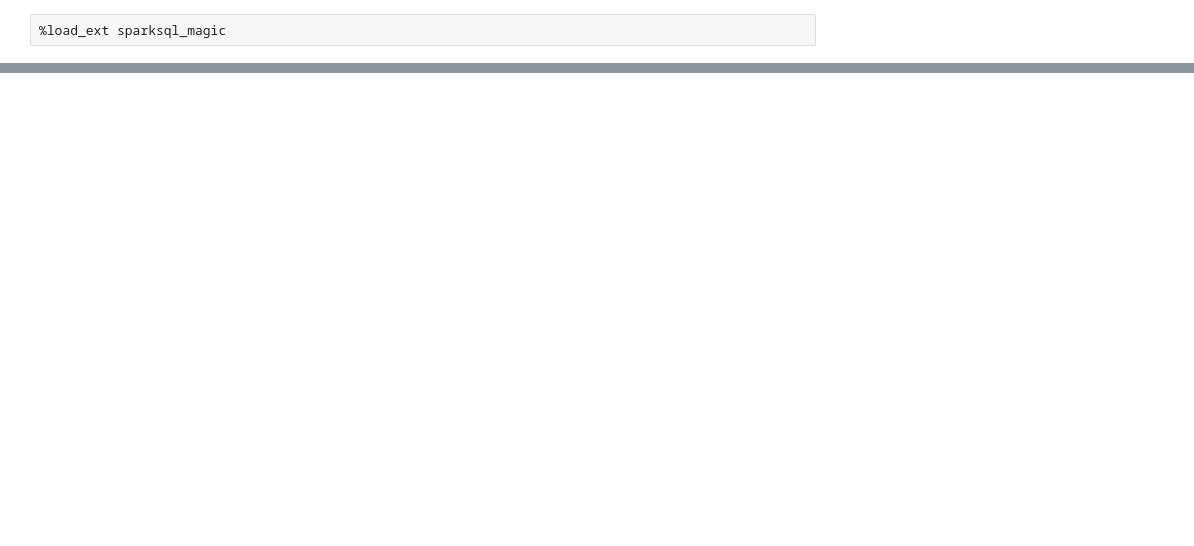
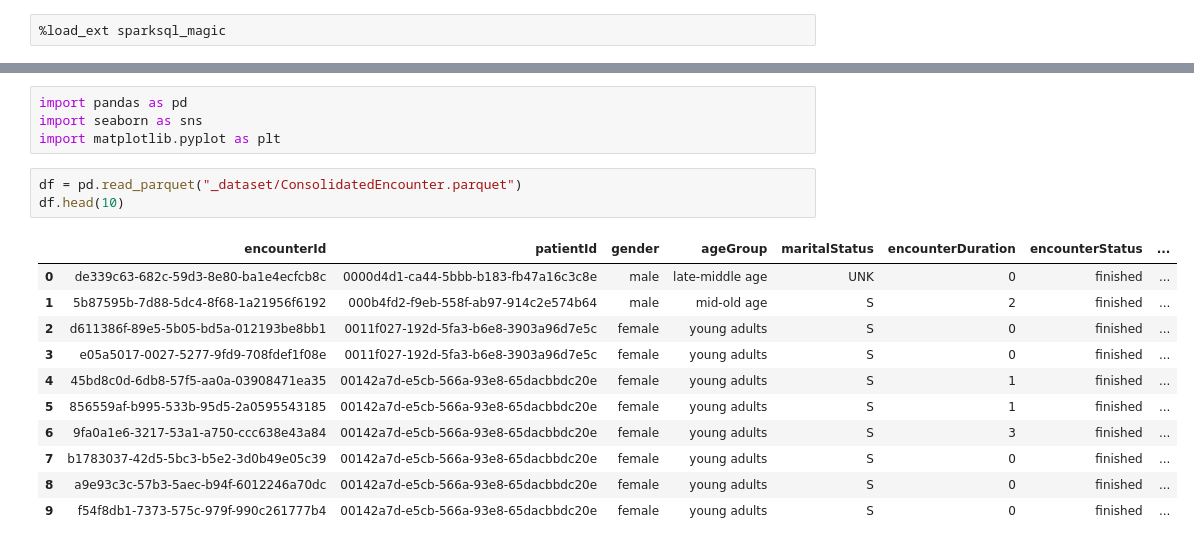
Before and after one commit to jayaspiya/patient-administrative-outcomes-predictive-model, a Jupyter notebook: main.ipynb, the cells around one changed output, grey strips where cells are left out. Cells and saved outputs as stored; diff of their text form; blank space fills up the shorter version.

```diff
--- a/main.ipynb
+++ b/main.ipynb
@@ -239,0 +623,19 @@ fig_sankey_encounter_class_transition.show()
+# %%
+import pandas as pd
+import seaborn as sns
+import matplotlib.pyplot as plt
+# %%
+df = pd.read_parquet("_dataset/ConsolidatedEncounter.parquet")
+df.head(10)
+# %% [output]
+|  | encounterId | patientId | gender | ageGroup | maritalStatus | encounterDuration | encounterStatus | ... |
+| 0 | de339c63-682c-59d3-8e80-ba1e4ecfcb8c | 0000d4d1-ca44-5bbb-b183-fb47a16c3c8e | male | late-middle age | UNK | 0 | finished | ... |
+| 1 | 5b87595b-7d88-5dc4-8f68-1a21956f6192 | 000b4fd2-f9eb-558f-ab97-914c2e574b64 | male | mid-old age | S | 2 | finished | ... |
+| 2 | d611386f-89e5-5b05-bd5a-012193be8bb1 | 0011f027-192d-5fa3-b6e8-3903a96d7e5c | female | young adults | S | 0 | finished | ... |
+| 3 | e05a5017-0027-5277-9fd9-708fdef1f08e | 0011f027-192d-5fa3-b6e8-3903a96d7e5c | female | young adults | S | 0 | finished | ... |
+| 4 | 45bd8c0d-6db8-57f5-aa0a-03908471ea35 | 00142a7d-e5cb-566a-93e8-65dacbbdc20e | female | young adults | S | 1 | finished | ... |
+| 5 | 856559af-b995-533b-95d5-2a0595543185 | 00142a7d-e5cb-566a-93e8-65dacbbdc20e | female | young adults | S | 1 | finished | ... |
+| 6 | 9fa0a1e6-3217-53a1-a750-ccc638e43a84 | 00142a7d-e5cb-566a-93e8-65dacbbdc20e | female | young adults | S | 3 | finished | ... |
+| 7 | b1783037-42d5-5bc3-b5e2-3d0b49e05c39 | 00142a7d-e5cb-566a-93e8-65dacbbdc20e | female | young adults | S | 0 | finished | ... |
+| 8 | a9e93c3c-57b3-5aec-b94f-6012246a70dc | 00142a7d-e5cb-566a-93e8-65dacbbdc20e | female | young adults | S | 0 | finished | ... |
+| 9 | f54f8db1-7373-575c-979f-990c261777b4 | 00142a7d-e5cb-566a-93e8-65dacbbdc20e | female | young adults | S | 0 | finished | ... |
```
Also changed, not shown: parts of 97 cells of this notebook, 5 other files.
